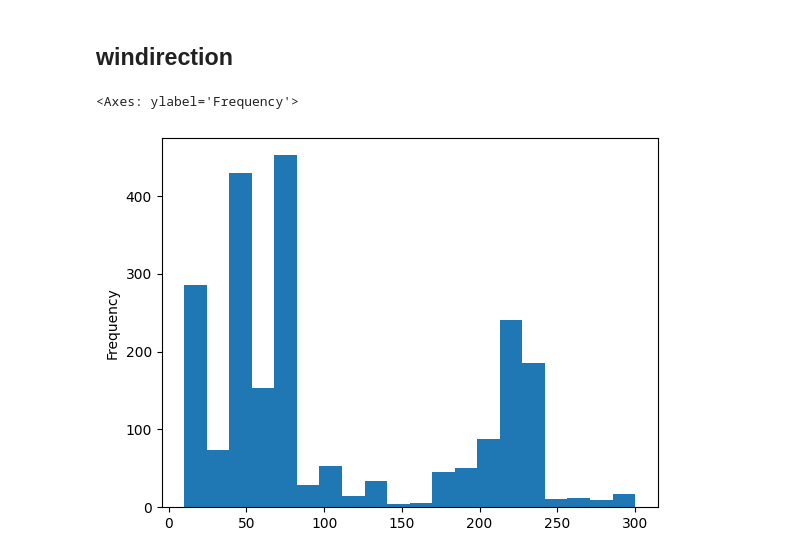
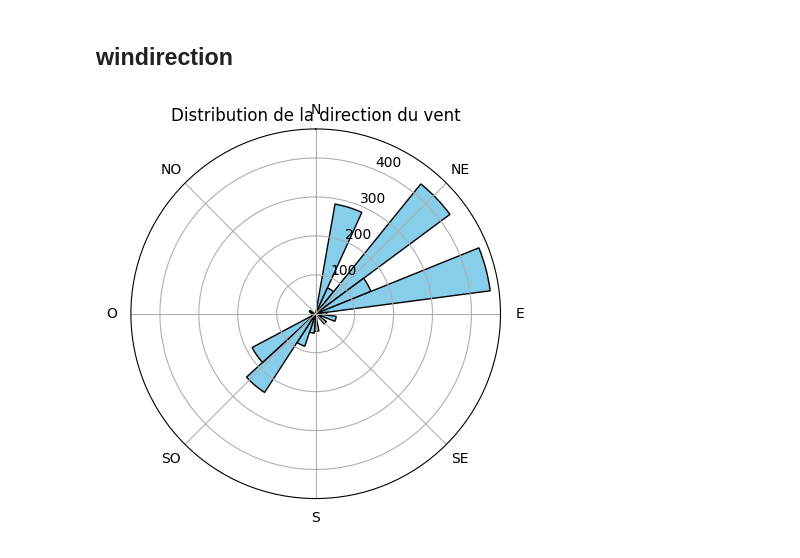
Before and after one commit to kanhubb/kaggle, a Jupyter notebook: Rainfall_Dataset.ipynb, the cells around one changed output. Cells and saved outputs as stored; diff of their text form; code cells hidden in the pictures.

```diff
--- a/Rainfall_Dataset.ipynb
+++ b/Rainfall_Dataset.ipynb
@@ -494,3 +467,18 @@ print(df_train)
+# %%
+# Starting year
+start_year = 2001
+
+# Calculate the year for each row based on ID (which is the index)
+df_train['year'] = start_year + df_train.index // 365
+
+# Create a datetime column by combining day and year
+df_train['Date'] = pd.to_datetime(df_train['day'].astype(str) + '-' + df_train['year'].astype(str), format='%j-%Y')
+
+# Reset the index to default numerical range and preserve ID as a column
+df_train = df_train.reset_index()
+
+# Set the Date column as the index
+df_train = df_train.set_index('Date')
 # %%
 df_train.drop(["day","year"],axis=1,inplace=True)
 # %%
@@ -554,8 +542,31 @@ Timestamp('2004-12-30 00:00:00')
 # ca a décaler les dates  de 2004 .
 # %% [markdown]
 ## windirection
-# %%
-df_train["winddirection"].plot(kind="hist",bins=20)
-# %% [output]
-<Axes: ylabel='Frequency'>
-[figure, removed]
+# %%
+import numpy as np
+import matplotlib.pyplot as plt
+
+# Conversion des degrés en radians
+wind_direction_rad = np.deg2rad(df_train["winddirection"])
+
+# Créer une figure polaire
+fig, ax = plt.subplots(subplot_kw={'projection': 'polar'})
+
+# Créer l'histogramme circulaire
+ax.hist(wind_direction_rad, bins=20, color='skyblue', edgecolor='black')
+
+# Ajuster la position et le sens du cercle
+ax.set_theta_zero_location('N')  # 0° au nord
+ax.set_theta_direction(-1)       # Sens horaire
+
+# Définir les points cardinaux
+ax.set_xticks(np.radians([0, 45, 90, 135, 180, 225, 270, 315]))
+ax.set_xticklabels(['N', 'NE', 'E', 'SE', 'S', 'SO', 'O', 'NO'])
+
+# Titre
+plt.title('Distribution de la direction du vent')
+
+# Afficher le graphique
+plt.show()
+# %% [output]
+[figure, added]
```
Also changed, not shown: parts of 4 cells of this notebook.
